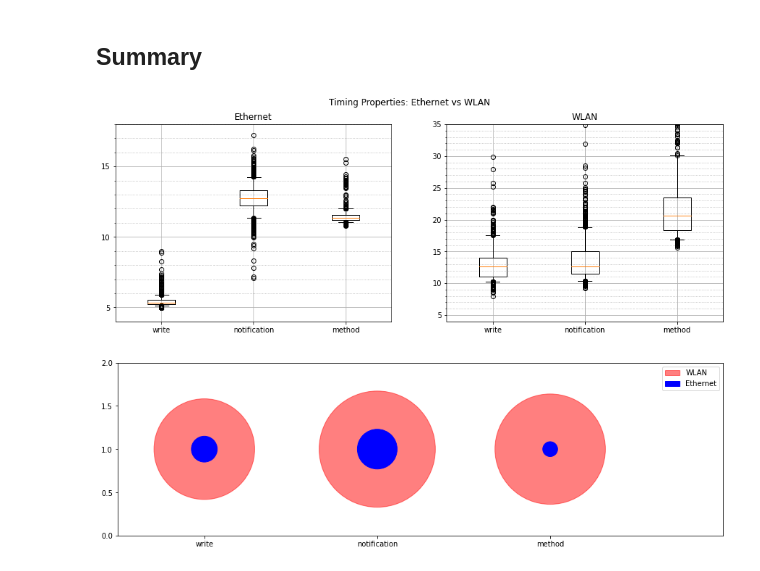
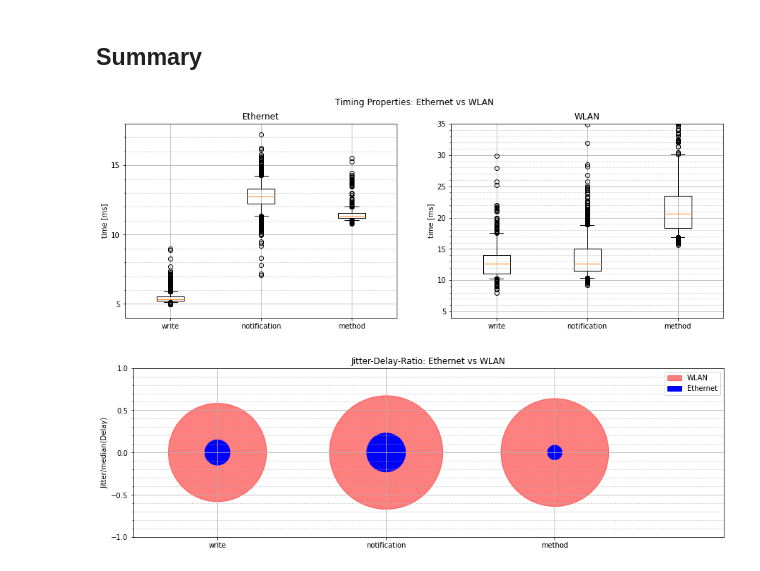
Before and after one commit to NelsonIg/OPC-UA, a Jupyter notebook: src/python/timing/analyse_measurements.ipynb, the cells around one changed output. Drawn from its saved outputs; the diff is of its cells as text; code cells hidden in the pictures.

Commit message:
add ylabel to circle plot

```diff
--- a/src/python/timing/analyse_measurements.ipynb
+++ b/src/python/timing/analyse_measurements.ipynb
@@ -275,6 +275,7 @@ ax[0].yaxis.set_major_locator(MultipleLocator(5))
 ax[0].yaxis.set_minor_locator(AutoMinorLocator(5))
 ax[0].grid(which='major')
 ax[0].grid(which='minor', linestyle=':')
+ax[0].set_ylabel('time [ms]')
 
 ax[1].boxplot(wlan_list, labels=wlan_labels, whis=(5, 95))
 ax[1].axis(ymin=4, ymax=35)
@@ -287,37 +288,42 @@ ax[1].yaxis.set_major_locator(MultipleLocator(5))
 ax[1].yaxis.set_minor_locator(AutoMinorLocator(5))
 ax[1].grid(which='major')
 ax[1].grid(which='minor', linestyle=':')
+ax[1].set_ylabel('time [ms]')
 plt.show()
 
 # Jitter/Delay Ratio
 ether_jitter = [np.quantile(vec, 0.95)-np.quantile(vec, 0.05) for vec in ether_list] # jitter = 95% - 5%
 ether_ratio = [jitter/ether_list[idx].median() for idx, jitter in enumerate(ether_jitter)] # ratio = jitter/median
 
 wlan_jitter = [np.quantile(vec, 0.95)-np.quantile(vec, 0.05) for vec in wlan_list]
 wlan_ratio = [jitter/wlan_list[idx].median() for idx, jitter in enumerate(wlan_jitter)] # ratio = jitter/median
 
 # draw ratio as radius of circle
 fig, ax = plt.subplots(figsize=(15, 5))
 colors = ['r', 'b']
 labels = ['WLAN', 'Ethernet']
 circles = []
 alphas = [0.5, 1]
 for icase, test_case in enumerate([wlan_ratio, ether_ratio]):
     for idx, ratio in enumerate(test_case):
         if idx==0: # set label for first circle
-            circle = plt.Circle((idx*2, 1), ratio, color=colors[icase], alpha=alphas[icase])
+            circle = plt.Circle((idx*2, 0), ratio, color=colors[icase], alpha=alphas[icase])
             circles.append(circle) # store circle for legend
         else:
-            circle = plt.Circle((idx*2, 1), ratio, color=colors[icase], alpha=alphas[icase])
+            circle = plt.Circle((idx*2, 0), ratio, color=colors[icase], alpha=alphas[icase])
         ax.set_aspect(1) # same scaling form data to plot units for x and y
         ax.add_artist(circle)
 
 ax.legend(circles, labels)
-ax.axis(xmin=-1, xmax=6, ymin=0, ymax=2)
+ax.axis(xmin=-1, xmax=6, ymin=-1, ymax=1)
 plt.xticks([0, 2, 4], ether_labels)
+ax.set_title('Jitter-Delay-Ratio: Ethernet vs WLAN')
 ax.yaxis.set_major_locator(MultipleLocator(0.5))
 ax.yaxis.set_minor_locator(AutoMinorLocator(5))
+ax.grid(which='major')
+ax.grid(which='minor', linestyle=':')
+ax.set_ylabel('Jitter/median(Delay)')
 plt.show()
 # %% [output]
-[figure, old version]
+[figure, new version]
-[figure, old version]
+[figure, new version]
```
Also changed, not shown: parts of 4 cells of this notebook.
